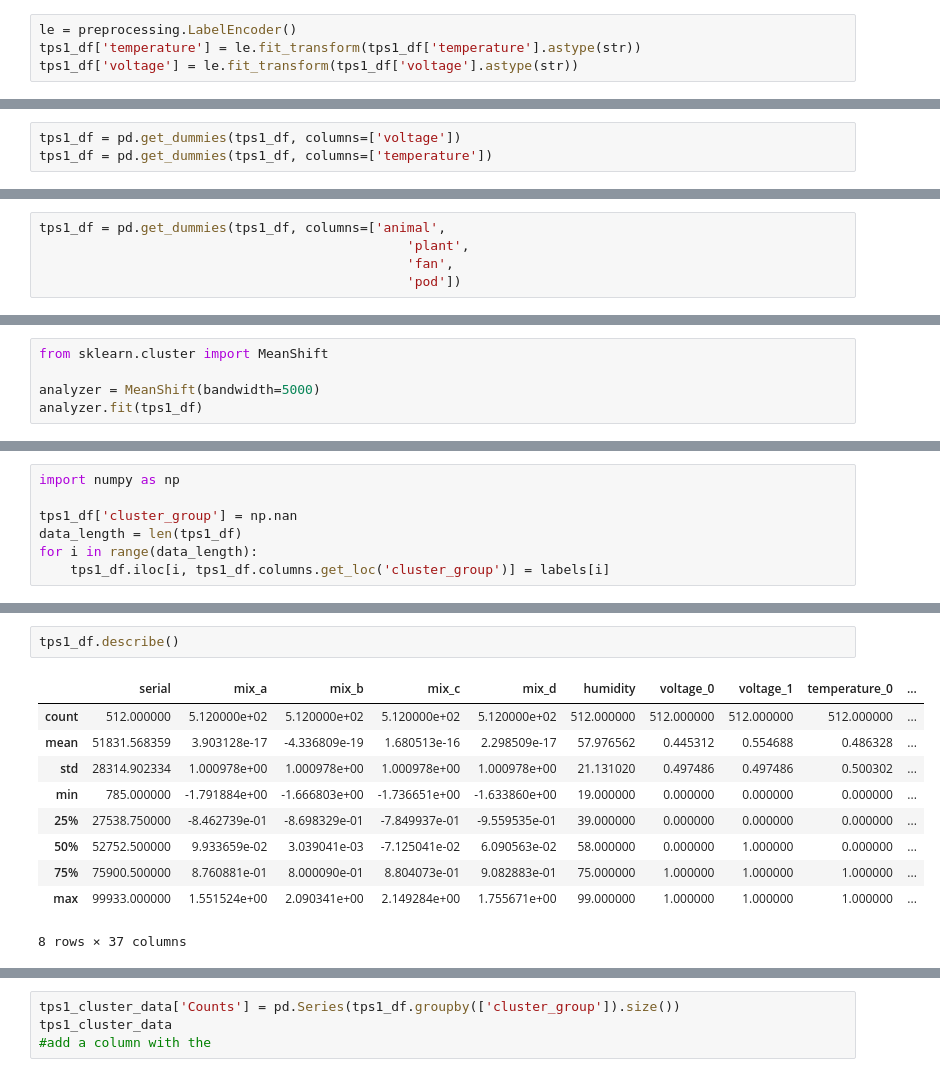
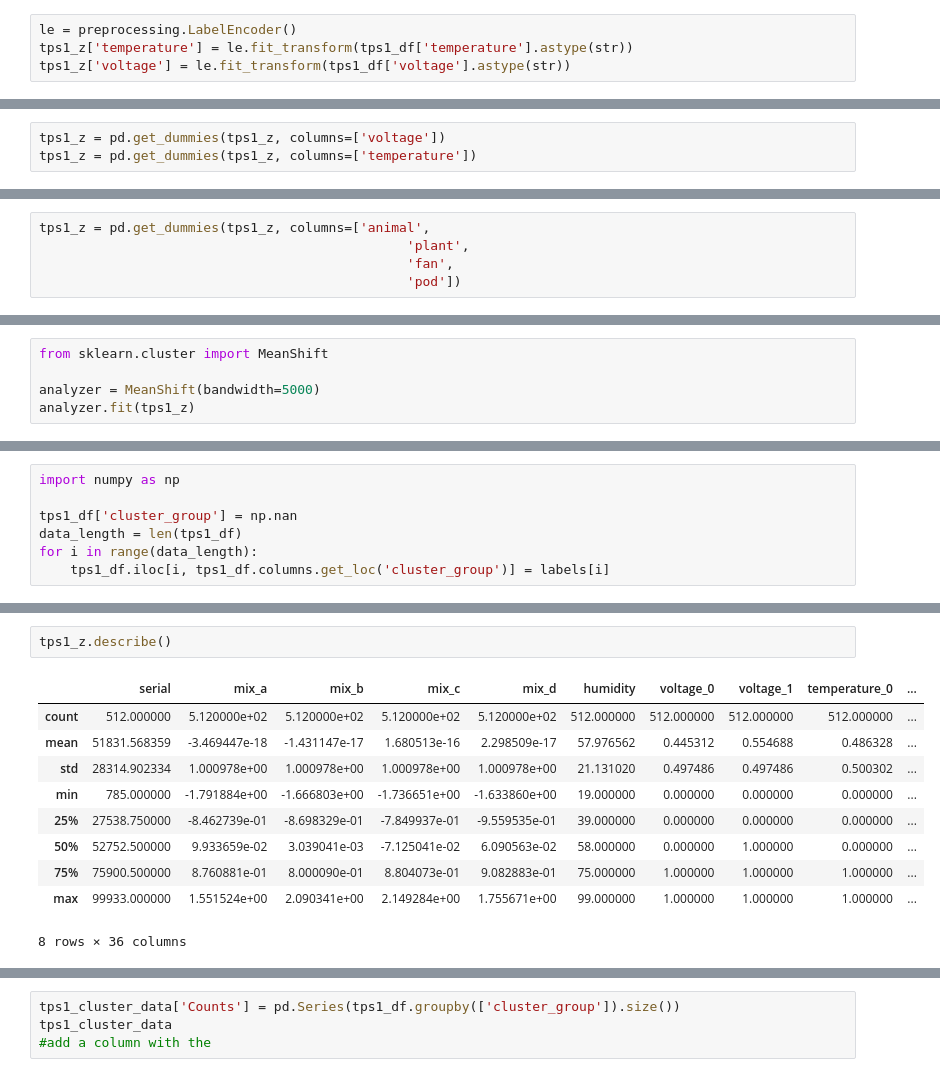
Before and after one commit to worker-bee-micah/ml, a Jupyter notebook: 01_mt_py_ml_categorical_zscores.ipynb, the cells around one changed output, grey strips where cells are left out. Saved outputs shown, nothing was run; the diff lists cells and outputs as text.

```diff
--- a/01_mt_py_ml_categorical_zscores.ipynb
+++ b/01_mt_py_ml_categorical_zscores.ipynb
@@ -414,6 +480,6 @@ There are only two values for a column in your data. The values will then become
 The values have relationship with each other where comparisons are meaningful (e.g. low<medium<high)
 # %%
 le = preprocessing.LabelEncoder()
-tps1_df['temperature'] = le.fit_transform(tps1_df['temperature'].astype(str))
-tps1_df['voltage'] = le.fit_transform(tps1_df['voltage'].astype(str))
+tps1_z['temperature'] = le.fit_transform(tps1_df['temperature'].astype(str))
+tps1_z['voltage'] = le.fit_transform(tps1_df['voltage'].astype(str))
 # %%
@@ -458,5 +508,5 @@ pd.get_dummies(tps1_df['temperature'])
 # %% [markdown]
 #### Add the dummy columns to the data frame
 # %%
-tps1_df = pd.get_dummies(tps1_df, columns=['voltage'])
-tps1_df = pd.get_dummies(tps1_df, columns=['temperature'])
+tps1_z = pd.get_dummies(tps1_z, columns=['voltage'])
+tps1_z = pd.get_dummies(tps1_z, columns=['temperature'])
@@ -473,7 +535,7 @@ tps1_df.head()
 # %% [markdown]
 #### Apply one-hot-encoding for remaining non-numeric features
 # %%
-tps1_df = pd.get_dummies(tps1_df, columns=['animal',
+tps1_z = pd.get_dummies(tps1_z, columns=['animal',
                                                'plant',
                                                'fan',
                                                'pod'])
@@ -502,7 +568,7 @@ ax.legend(loc='best')
 from sklearn.cluster import MeanShift
 
 analyzer = MeanShift(bandwidth=5000)
-analyzer.fit(tps1_df)
+analyzer.fit(tps1_z)
 # %% [output]
 MeanShift(bandwidth=5000, bin_seeding=False, cluster_all=True, min_bin_freq=1,
      n_jobs=1, seeds=None)
@@ -539,14 +604,14 @@ tps1_df.head()
 # %%
-tps1_df.describe()
+tps1_z.describe()
 # %% [output]
 |  | serial | mix_a | mix_b | mix_c | mix_d | humidity | voltage_0 | voltage_1 | temperature_0 | ... |
 | count | 512.000000 | 5.120000e+02 | 5.120000e+02 | 5.120000e+02 | 5.120000e+02 | 512.000000 | 512.000000 | 512.000000 | 512.000000 | ... |
-| mean | 51831.568359 | 3.903128e-17 | -4.336809e-19 | 1.680513e-16 | 2.298509e-17 | 57.976562 | 0.445312 | 0.554688 | 0.486328 | ... |
+| mean | 51831.568359 | -3.469447e-18 | -1.431147e-17 | 1.680513e-16 | 2.298509e-17 | 57.976562 | 0.445312 | 0.554688 | 0.486328 | ... |
 | std | 28314.902334 | 1.000978e+00 | 1.000978e+00 | 1.000978e+00 | 1.000978e+00 | 21.131020 | 0.497486 | 0.497486 | 0.500302 | ... |
 | min | 785.000000 | -1.791884e+00 | -1.666803e+00 | -1.736651e+00 | -1.633860e+00 | 19.000000 | 0.000000 | 0.000000 | 0.000000 | ... |
 | 25% | 27538.750000 | -8.462739e-01 | -8.698329e-01 | -7.849937e-01 | -9.559535e-01 | 39.000000 | 0.000000 | 0.000000 | 0.000000 | ... |
 | 50% | 52752.500000 | 9.933659e-02 | 3.039041e-03 | -7.125041e-02 | 6.090563e-02 | 58.000000 | 0.000000 | 1.000000 | 0.000000 | ... |
 | 75% | 75900.500000 | 8.760881e-01 | 8.000090e-01 | 8.804073e-01 | 9.082883e-01 | 75.000000 | 1.000000 | 1.000000 | 1.000000 | ... |
 | max | 99933.000000 | 1.551524e+00 | 2.090341e+00 | 2.149284e+00 | 1.755671e+00 | 99.000000 | 1.000000 | 1.000000 | 1.000000 | ... |
-8 rows × 37 columns
+8 rows × 36 columns
 # %%
```
Also changed, not shown: parts of 39 cells of this notebook, 3 other files.
